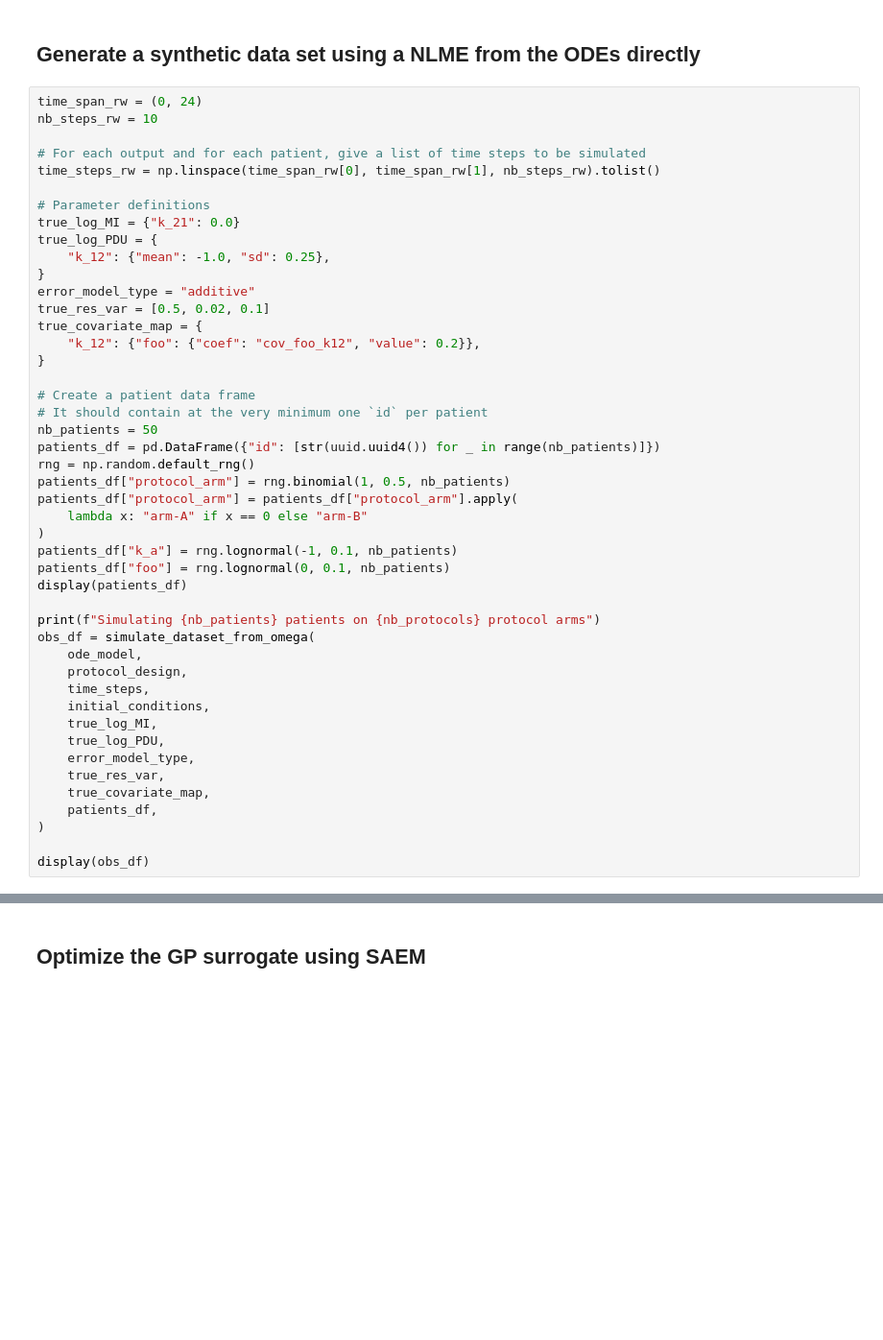
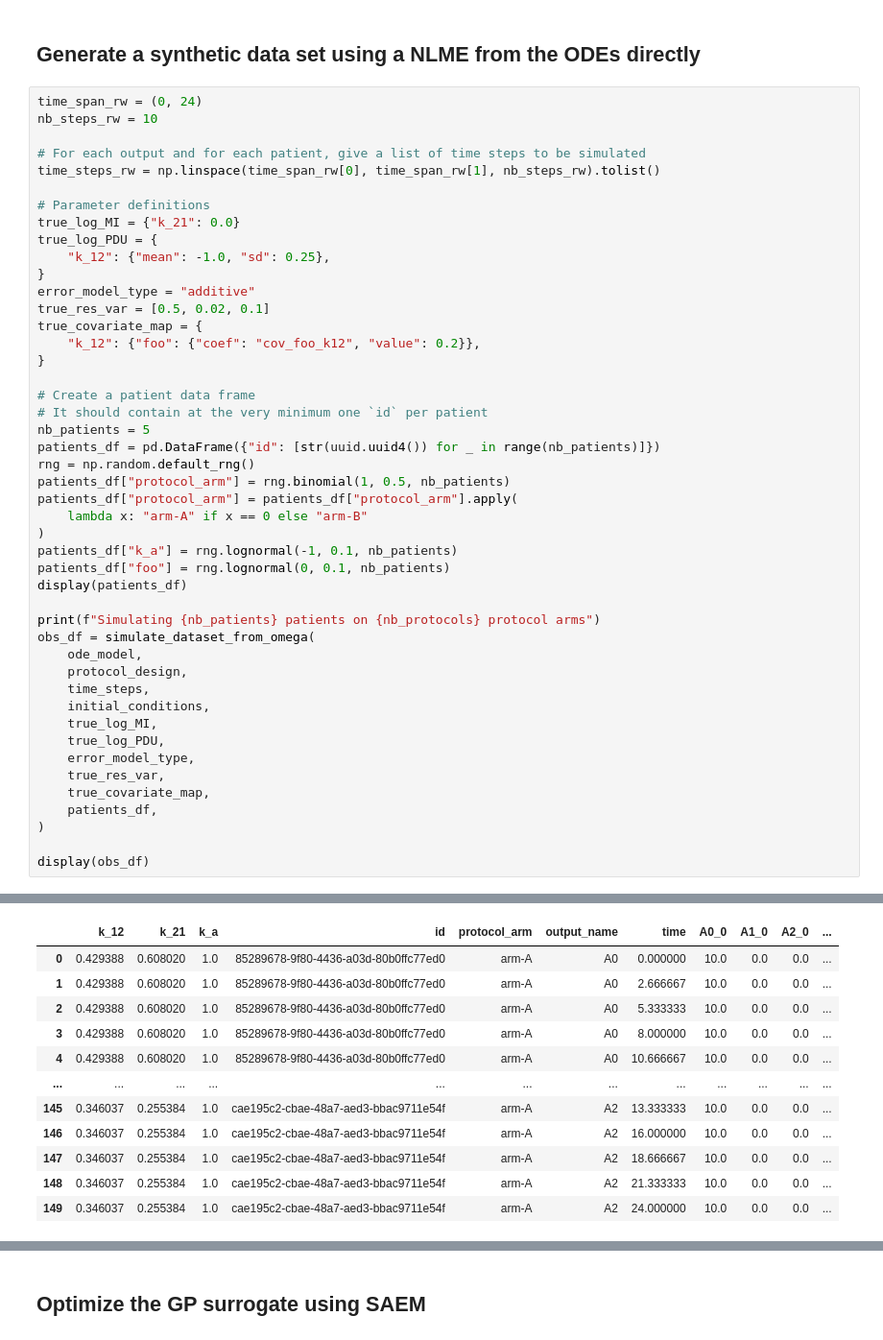
Before and after one commit to novainsilico/vpop-calibration, a Jupyter notebook: examples/saem_gp_model.ipynb, the cells around one changed output, grey strips where cells are left out. Shown at 96% size. Cells and saved outputs as stored; diff of their text form; blank space fills up the shorter version.

```diff
--- a/examples/saem_gp_model.ipynb
+++ b/examples/saem_gp_model.ipynb
@@ -136,7 +148,7 @@ true_covariate_map = {
 
 # Create a patient data frame
 # It should contain at the very minimum one `id` per patient
-nb_patients = 50
+nb_patients = 5
 patients_df = pd.DataFrame({"id": [str(uuid.uuid4()) for _ in range(nb_patients)]})
 rng = np.random.default_rng()
 patients_df["protocol_arm"] = rng.binomial(1, 0.5, nb_patients)
@@ -162,3 +174,4 @@ obs_df = simulate_dataset_from_omega(
 )
 
 display(obs_df)
+# %% [output]
@@ -164,0 +189,12 @@ display(obs_df)
+|  | k_12 | k_21 | k_a | id | protocol_arm | output_name | time | A0_0 | A1_0 | A2_0 | ... |
+| 0 | 0.429388 | 0.608020 | 1.0 | 85289678-9f80-4436-a03d-80b0ffc77ed0 | arm-A | A0 | 0.000000 | 10.0 | 0.0 | 0.0 | ... |
+| 1 | 0.429388 | 0.608020 | 1.0 | 85289678-9f80-4436-a03d-80b0ffc77ed0 | arm-A | A0 | 2.666667 | 10.0 | 0.0 | 0.0 | ... |
+| 2 | 0.429388 | 0.608020 | 1.0 | 85289678-9f80-4436-a03d-80b0ffc77ed0 | arm-A | A0 | 5.333333 | 10.0 | 0.0 | 0.0 | ... |
+| 3 | 0.429388 | 0.608020 | 1.0 | 85289678-9f80-4436-a03d-80b0ffc77ed0 | arm-A | A0 | 8.000000 | 10.0 | 0.0 | 0.0 | ... |
+| 4 | 0.429388 | 0.608020 | 1.0 | 85289678-9f80-4436-a03d-80b0ffc77ed0 | arm-A | A0 | 10.666667 | 10.0 | 0.0 | 0.0 | ... |
+| ... | ... | ... | ... | ... | ... | ... | ... | ... | ... | ... | ... |
+| 145 | 0.346037 | 0.255384 | 1.0 | cae195c2-cbae-48a7-aed3-bbac9711e54f | arm-A | A2 | 13.333333 | 10.0 | 0.0 | 0.0 | ... |
+| 146 | 0.346037 | 0.255384 | 1.0 | cae195c2-cbae-48a7-aed3-bbac9711e54f | arm-A | A2 | 16.000000 | 10.0 | 0.0 | 0.0 | ... |
+| 147 | 0.346037 | 0.255384 | 1.0 | cae195c2-cbae-48a7-aed3-bbac9711e54f | arm-A | A2 | 18.666667 | 10.0 | 0.0 | 0.0 | ... |
+| 148 | 0.346037 | 0.255384 | 1.0 | cae195c2-cbae-48a7-aed3-bbac9711e54f | arm-A | A2 | 21.333333 | 10.0 | 0.0 | 0.0 | ... |
+| 149 | 0.346037 | 0.255384 | 1.0 | cae195c2-cbae-48a7-aed3-bbac9711e54f | arm-A | A2 | 24.000000 | 10.0 | 0.0 | 0.0 | ... |
```
Also changed, not shown: parts of 7 cells of this notebook, 10 other files.
